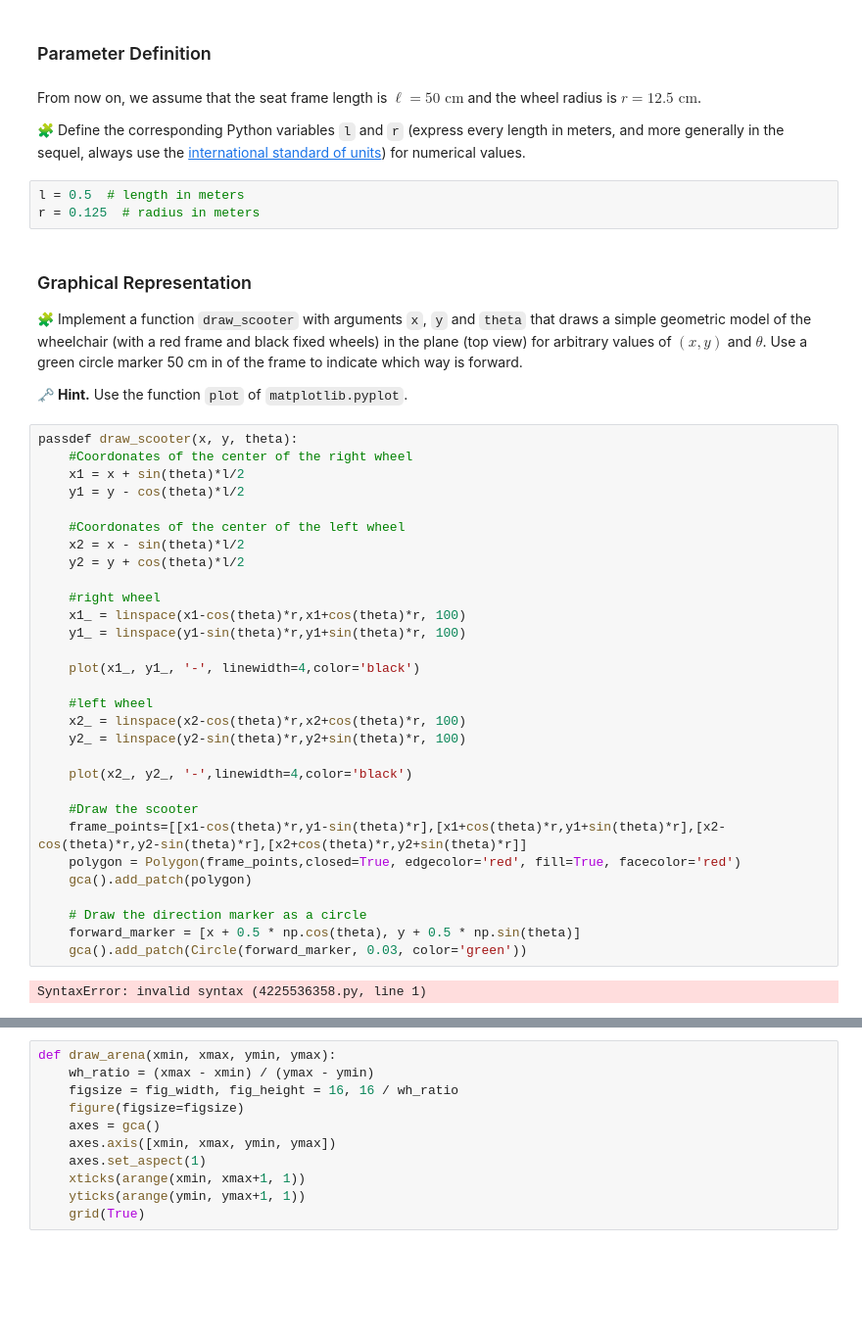
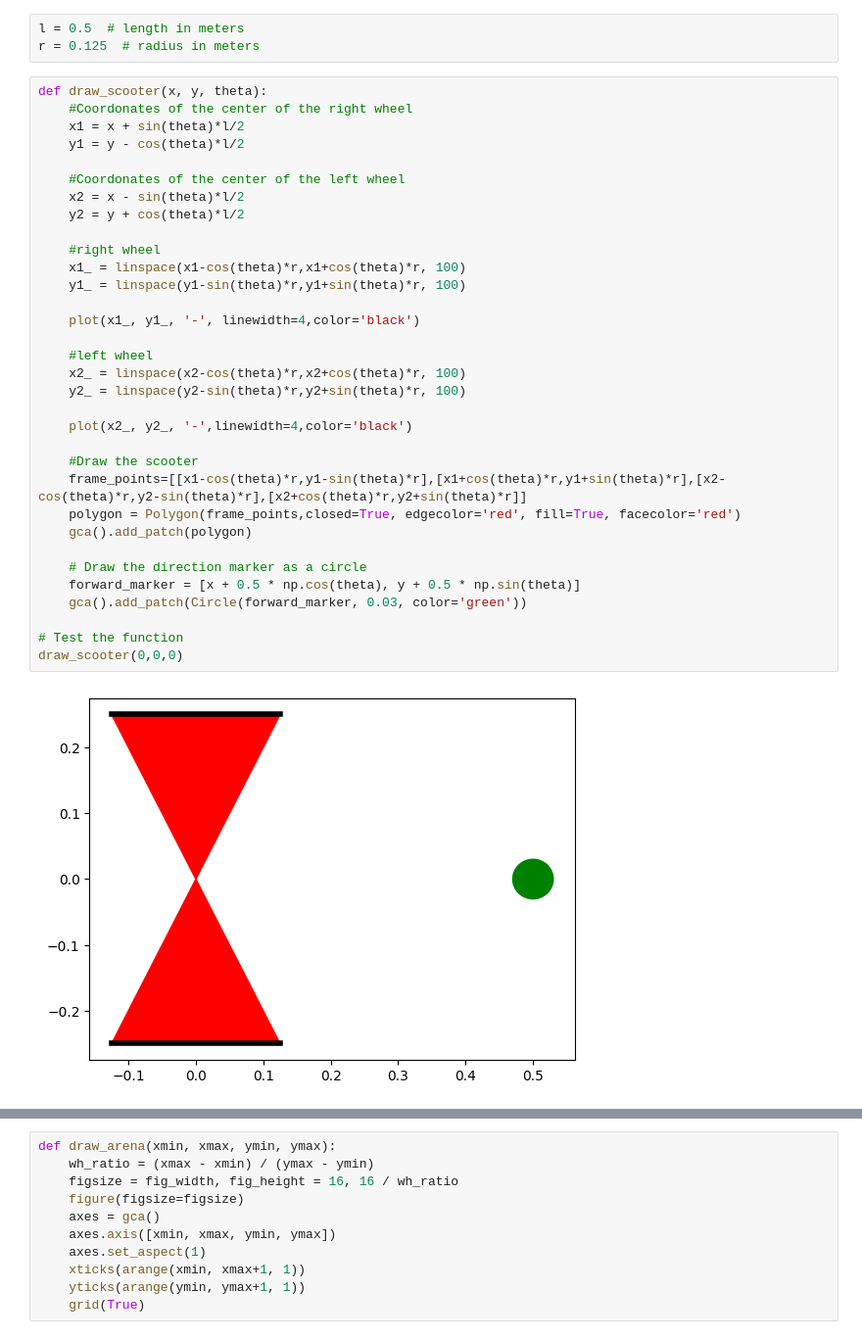
Before and after one commit to yooseeph/control-engineering-with-python-project-2023-2024, a Jupyter notebook: Project-part-1.ipynb, the cells around one changed output, grey strips where cells are left out. Shown at 98% size. Drawn from its saved outputs; the diff is of its cells as text; blank space fills up the shorter version.

```diff
--- a/Project-part-1.ipynb
+++ b/Project-part-1.ipynb
@@ -41,47 +10,38 @@ Let $(0, e_x, e_y)$ be a direct orthonormal frame of the plane. We denote
-# %% [markdown]
-### Parameter Definition
-# %% [markdown]
-From now on, we assume that the seat frame length is $\ell = 50 \mbox{ cm}$ and the wheel radius is $r = 12.5 \mbox{ cm}$.
-
-🧩 Define the corresponding Python variables `l` and `r` (express every length in meters, and more generally in the sequel, always use the [international standard of units](https://en.wikipedia.org/wiki/SI_derived_unit)) for numerical values.
 # %%
 l = 0.5  # length in meters
-r = 0.125  # radius in meters
+r = 0.125  # radius in meters
-# %% [markdown]
-### Graphical Representation
-
-🧩 Implement a function `draw_scooter` with arguments `x`, `y` and `theta` that draws a simple geometric model of the wheelchair (with a red frame and black fixed wheels) in the plane (top view) for arbitrary values of $(x, y)$ and $\theta$. Use a green circle marker 50 cm in of the frame to indicate which way is forward.
-
-🗝️ **Hint.** Use the function `plot` of `matplotlib.pyplot`.
 # %%
-passdef draw_scooter(x, y, theta):
+def draw_scooter(x, y, theta):
     #Coordonates of the center of the right wheel
     x1 = x + sin(theta)*l/2
     y1 = y - cos(theta)*l/2
 
     #Coordonates of the center of the left wheel
     x2 = x - sin(theta)*l/2
     y2 = y + cos(theta)*l/2
 
     #right wheel
     x1_ = linspace(x1-cos(theta)*r,x1+cos(theta)*r, 100)
     y1_ = linspace(y1-sin(theta)*r,y1+sin(theta)*r, 100)
 
     plot(x1_, y1_, '-', linewidth=4,color='black')
 
     #left wheel
     x2_ = linspace(x2-cos(theta)*r,x2+cos(theta)*r, 100)
     y2_ = linspace(y2-sin(theta)*r,y2+sin(theta)*r, 100)
 
     plot(x2_, y2_, '-',linewidth=4,color='black')
 
     #Draw the scooter
     frame_points=[[x1-cos(theta)*r,y1-sin(theta)*r],[x1+cos(theta)*r,y1+sin(theta)*r],[x2-cos(theta)*r,y2-sin(theta)*r],[x2+cos(theta)*r,y2+sin(theta)*r]]
     polygon = Polygon(frame_points,closed=True, edgecolor='red', fill=True, facecolor='red')
     gca().add_patch(polygon)
 
     # Draw the direction marker as a circle
     forward_marker = [x + 0.5 * np.cos(theta), y + 0.5 * np.sin(theta)]
     gca().add_patch(Circle(forward_marker, 0.03, color='green'))
+
+# Test the function
+draw_scooter(0,0,0)
 # %% [output]
-SyntaxError: invalid syntax (4225536358.py, line 1)
+[figure, added]
```
Also changed, not shown: parts of 30 cells of this notebook.
